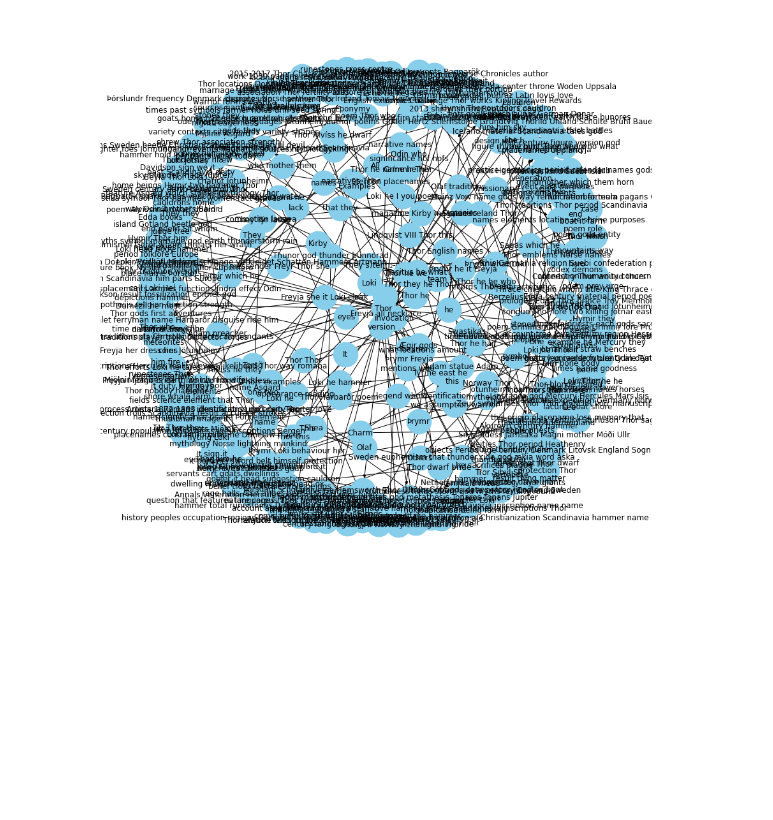
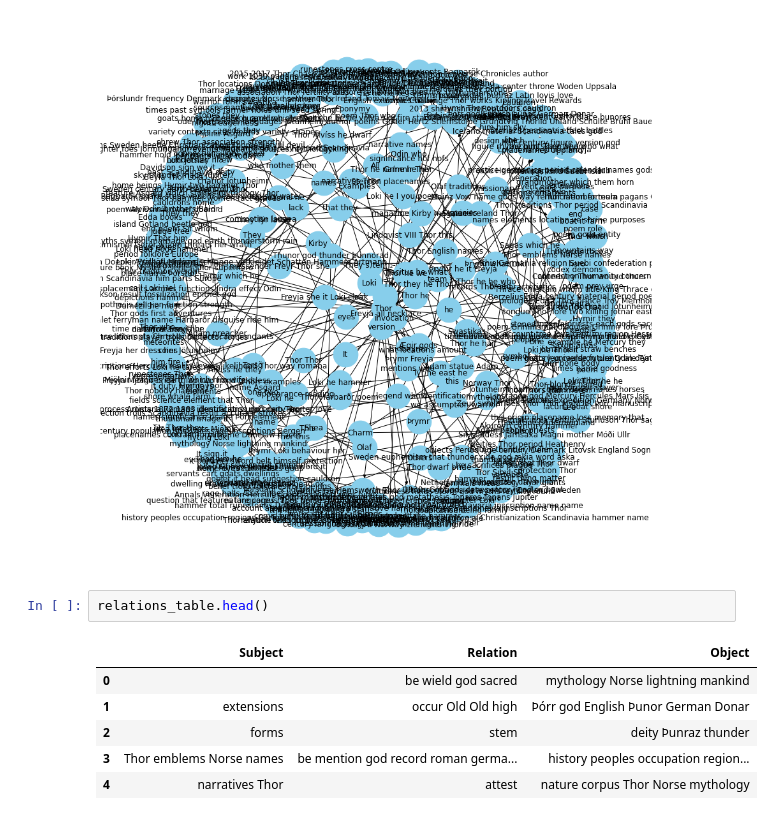
Before and after one commit to deepankar5/-Triplet-Extractor-from-Wikipedia-page, a Jupyter notebook: triple_extaction.ipynb, the cells around one changed output. Drawn from its saved outputs; the diff is of its cells as text; blank space fills up the shorter version.

```diff
--- a/triple_extaction.ipynb
+++ b/triple_extaction.ipynb
@@ -143,3 +143,12 @@ nx.draw(G, with_labels=True, node_color='skyblue', node_size=1500, edge_cmap=plt
 plt.show()
 # %% [output]
 [figure]
+# %%
+relations_table.head()
+# %% [output]
+|  | Subject | Relation | Object |
+| 0 |  | be wield god sacred | mythology Norse lightning mankind |
+| 1 | extensions | occur Old Old high | Þórr god English Þunor German Donar |
+| 2 | forms | stem | deity Þunraz thunder |
+| 3 | Thor emblems Norse names | be mention god record roman germa... | history peoples occupation region... |
+| 4 | narratives Thor | attest | nature corpus Thor Norse mythology |
```
Also changed, not shown: parts of 4 cells of this notebook.
